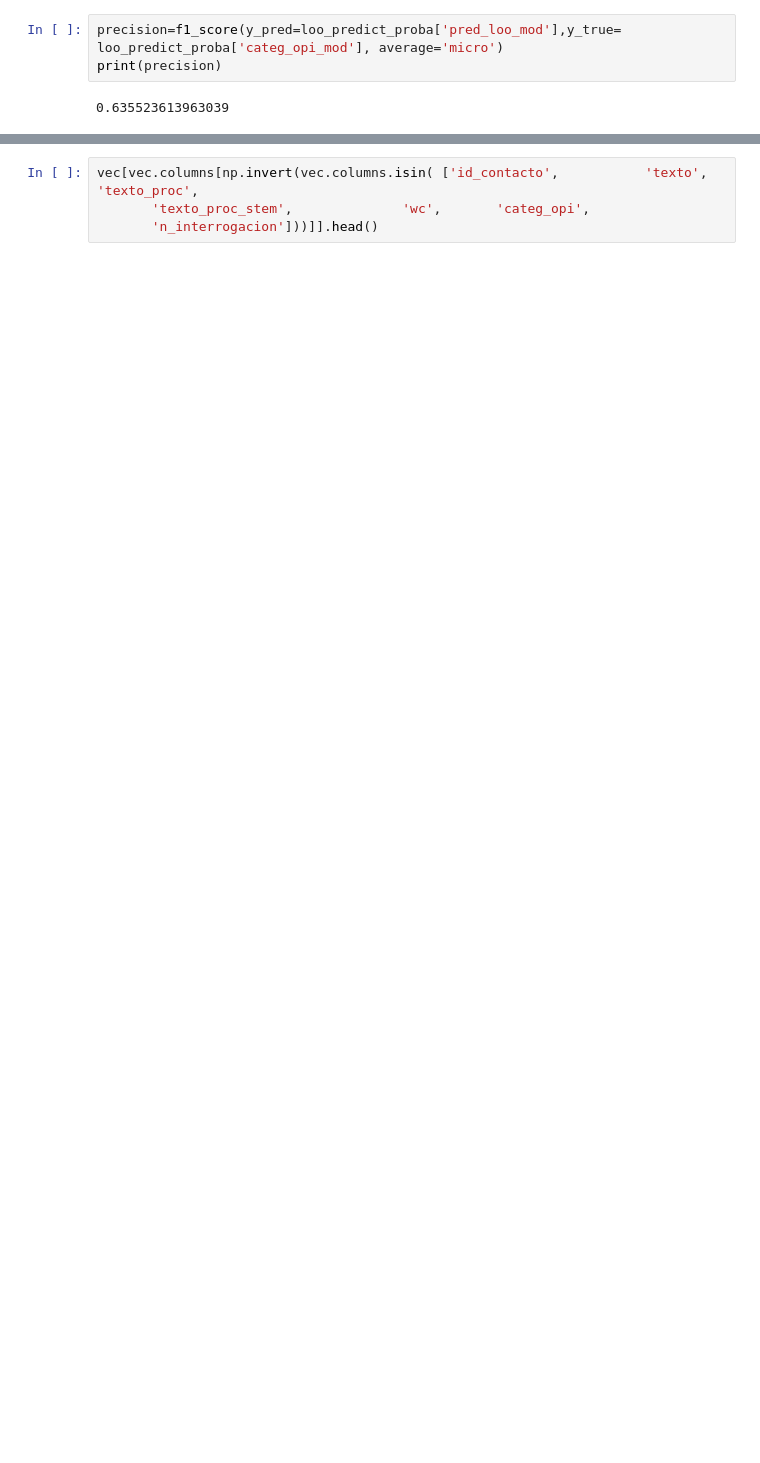
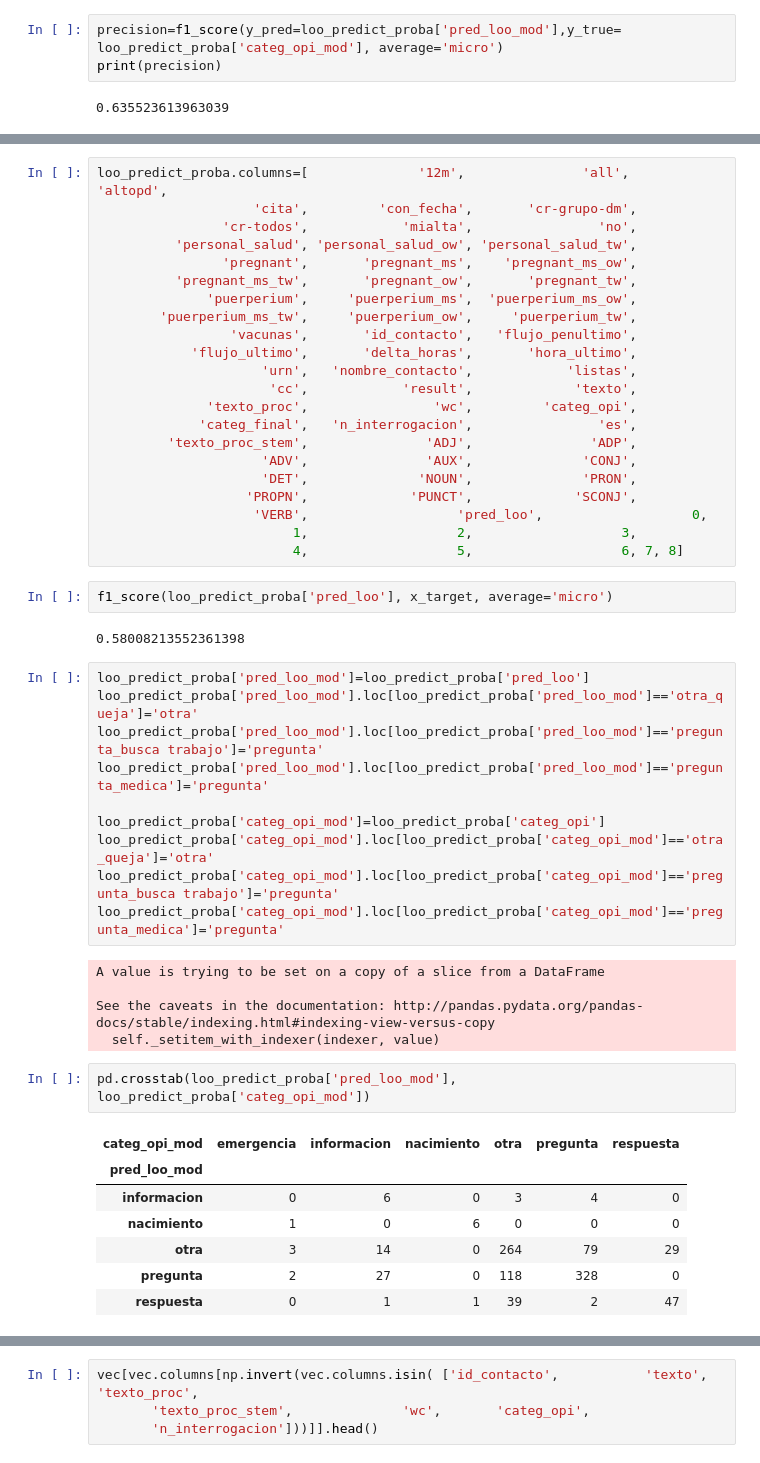
Before and after one commit to opintel/mi-salud, a Jupyter notebook: pipeline_modelo_2.ipynb, the cells around one changed output, grey strips where cells are left out. Cells and saved outputs as stored; diff of their text form; blank space fills up the shorter version.

Commit message:
corrige mapping de pred

```diff
--- a/pipeline_modelo_2.ipynb
+++ b/pipeline_modelo_2.ipynb
@@ -787,0 +780,51 @@ for i in range(0, len(tokens)):
+# %%
+loo_predict_proba.columns=[              '12m',               'all',            'altopd',
+                    'cita',         'con_fecha',       'cr-grupo-dm',
+                'cr-todos',            'mialta',                'no',
+          'personal_salud', 'personal_salud_ow', 'personal_salud_tw',
+                'pregnant',       'pregnant_ms',    'pregnant_ms_ow',
+          'pregnant_ms_tw',       'pregnant_ow',       'pregnant_tw',
+              'puerperium',     'puerperium_ms',  'puerperium_ms_ow',
+        'puerperium_ms_tw',     'puerperium_ow',     'puerperium_tw',
+                 'vacunas',       'id_contacto',   'flujo_penultimo',
+            'flujo_ultimo',       'delta_horas',       'hora_ultimo',
+                     'urn',   'nombre_contacto',            'listas',
+                      'cc',            'result',             'texto',
+              'texto_proc',                'wc',         'categ_opi',
+             'categ_final',   'n_interrogacion',                'es',
+         'texto_proc_stem',               'ADJ',               'ADP',
+                     'ADV',               'AUX',              'CONJ',
+                     'DET',              'NOUN',              'PRON',
+                   'PROPN',             'PUNCT',             'SCONJ',
+                    'VERB',                   'pred_loo',                   0,
+                         1,                   2,                   3,
+                         4,                   5,                   6, 7, 8]
+# %%
+f1_score(loo_predict_proba['pred_loo'], x_target, average='micro')
+# %% [output]
+0.58008213552361398
+# %%
+loo_predict_proba['pred_loo_mod']=loo_predict_proba['pred_loo']
+loo_predict_proba['pred_loo_mod'].loc[loo_predict_proba['pred_loo_mod']=='otra_queja']='otra'
+loo_predict_proba['pred_loo_mod'].loc[loo_predict_proba['pred_loo_mod']=='pregunta_busca trabajo']='pregunta'
+loo_predict_proba['pred_loo_mod'].loc[loo_predict_proba['pred_loo_mod']=='pregunta_medica']='pregunta'
+
+loo_predict_proba['categ_opi_mod']=loo_predict_proba['categ_opi']
+loo_predict_proba['categ_opi_mod'].loc[loo_predict_proba['categ_opi_mod']=='otra_queja']='otra'
+loo_predict_proba['categ_opi_mod'].loc[loo_predict_proba['categ_opi_mod']=='pregunta_busca trabajo']='pregunta'
+loo_predict_proba['categ_opi_mod'].loc[loo_predict_proba['categ_opi_mod']=='pregunta_medica']='pregunta'
+# %% [output]
+A value is trying to be set on a copy of a slice from a DataFrame
+
+See the caveats in the documentation: http://pandas.pydata.org/pandas-docs/stable/indexing.html#indexing-view-versus-copy
+  self._setitem_with_indexer(indexer, value)
+# %%
+pd.crosstab(loo_predict_proba['pred_loo_mod'], loo_predict_proba['categ_opi_mod'])
+# %% [output]
+| categ_opi_mod | emergencia | informacion | nacimiento | otra | pregunta | respuesta |
+| pred_loo_mod |  |  |  |  |  |  |
+| informacion | 0 | 6 | 0 | 3 | 4 | 0 |
+| nacimiento | 1 | 0 | 6 | 0 | 0 | 0 |
+| otra | 3 | 14 | 0 | 264 | 79 | 29 |
+| pregunta | 2 | 27 | 0 | 118 | 328 | 0 |
+| respuesta | 0 | 1 | 1 | 39 | 2 | 47 |
```
Also changed, not shown: parts of 30 cells of this notebook, 4 other files.
